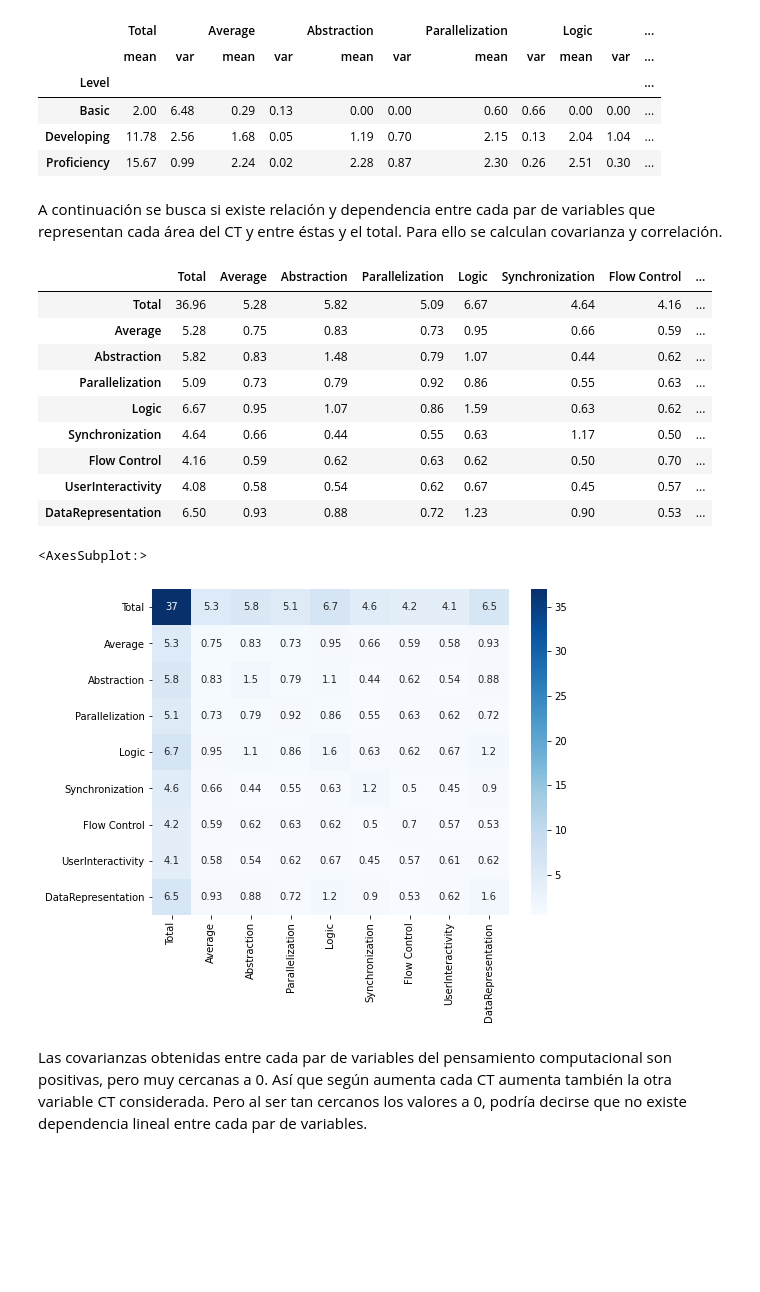
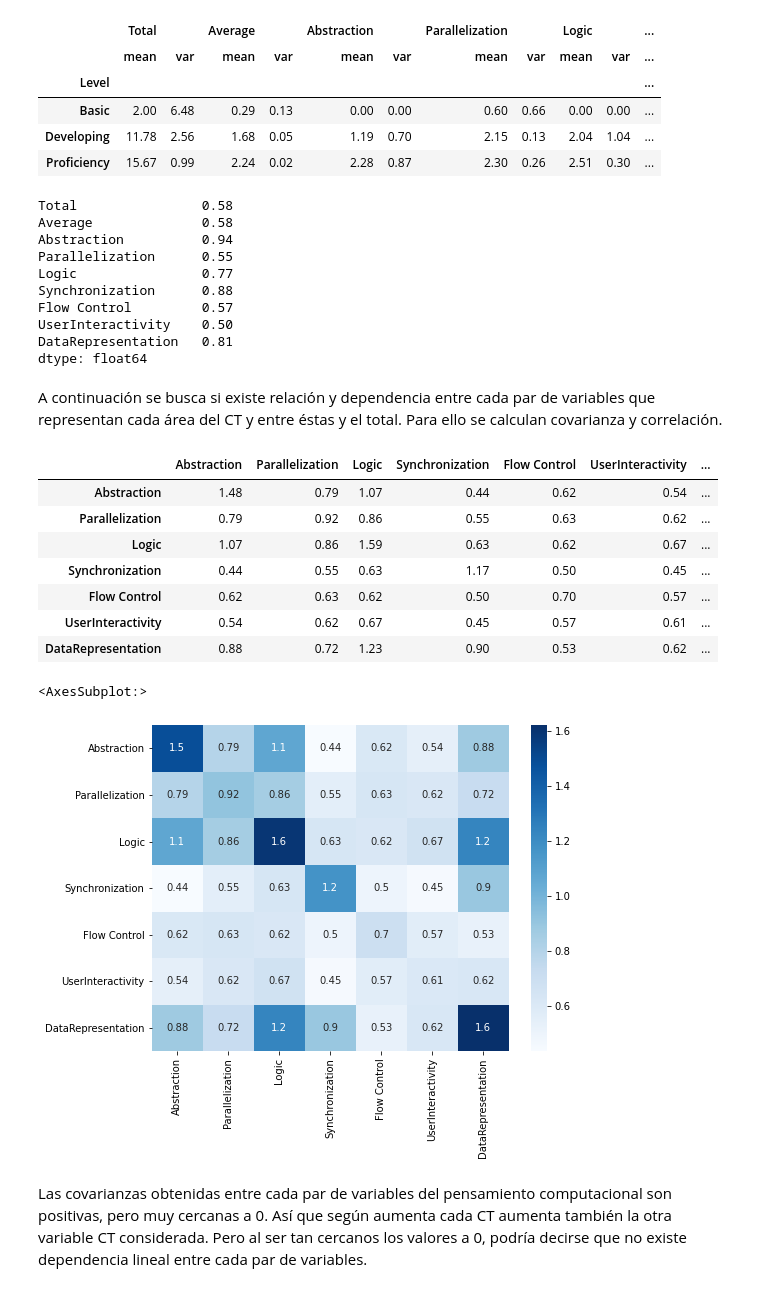
Before and after one commit to rcruiz/pruebaCT, a Jupyter notebook: Analisis.ipynb, the cells around one changed output. Cells and saved outputs as stored; diff of their text form; code cells hidden in the pictures; blank space fills up the shorter version.

```diff
--- a/Analisis.ipynb
+++ b/Analisis.ipynb
@@ -536,28 +547,42 @@ agg
 | Basic | 2.00 | 6.48 | 0.29 | 0.13 | 0.00 | 0.00 | 0.60 | 0.66 | 0.00 | 0.00 | ... |
 | Developing | 11.78 | 2.56 | 1.68 | 0.05 | 1.19 | 0.70 | 2.15 | 0.13 | 2.04 | 1.04 | ... |
 | Proficiency | 15.67 | 0.99 | 2.24 | 0.02 | 2.28 | 0.87 | 2.30 | 0.26 | 2.51 | 0.30 | ... |
+# %%
+# Para comparar dos distribuciones diferentes de la misma muestra.
+# Cuando el coeficiente de variación supera el 30% (0,3) se dice que la media es poco representativa.
+cv = df_analyzer.std()/df_analyzer.mean()
+cv
+# %% [output]
+Total                0.58
+Average              0.58
+Abstraction          0.94
+Parallelization      0.55
+Logic                0.77
+Synchronization      0.88
+Flow Control         0.57
+UserInteractivity    0.50
+DataRepresentation   0.81
+dtype: float64
 # %% [markdown]
 A continuación se busca si existe relación y dependencia entre cada par de variables que representan cada área del CT y entre éstas y el total. Para ello se calculan covarianza y correlación.
 # %%
-df_analyzer.cov()
+df_ct.cov()
 # %% [output]
-|  | Total | Average | Abstraction | Parallelization | Logic | Synchronization | Flow Control | ... |
-| Total | 36.96 | 5.28 | 5.82 | 5.09 | 6.67 | 4.64 | 4.16 | ... |
-| Average | 5.28 | 0.75 | 0.83 | 0.73 | 0.95 | 0.66 | 0.59 | ... |
-| Abstraction | 5.82 | 0.83 | 1.48 | 0.79 | 1.07 | 0.44 | 0.62 | ... |
-| Parallelization | 5.09 | 0.73 | 0.79 | 0.92 | 0.86 | 0.55 | 0.63 | ... |
-| Logic | 6.67 | 0.95 | 1.07 | 0.86 | 1.59 | 0.63 | 0.62 | ... |
-| Synchronization | 4.64 | 0.66 | 0.44 | 0.55 | 0.63 | 1.17 | 0.50 | ... |
-| Flow Control | 4.16 | 0.59 | 0.62 | 0.63 | 0.62 | 0.50 | 0.70 | ... |
-| UserInteractivity | 4.08 | 0.58 | 0.54 | 0.62 | 0.67 | 0.45 | 0.57 | ... |
-| DataRepresentation | 6.50 | 0.93 | 0.88 | 0.72 | 1.23 | 0.90 | 0.53 | ... |
+|  | Abstraction | Parallelization | Logic | Synchronization | Flow Control | UserInteractivity | ... |
+| Abstraction | 1.48 | 0.79 | 1.07 | 0.44 | 0.62 | 0.54 | ... |
+| Parallelization | 0.79 | 0.92 | 0.86 | 0.55 | 0.63 | 0.62 | ... |
+| Logic | 1.07 | 0.86 | 1.59 | 0.63 | 0.62 | 0.67 | ... |
+| Synchronization | 0.44 | 0.55 | 0.63 | 1.17 | 0.50 | 0.45 | ... |
+| Flow Control | 0.62 | 0.63 | 0.62 | 0.50 | 0.70 | 0.57 | ... |
+| UserInteractivity | 0.54 | 0.62 | 0.67 | 0.45 | 0.57 | 0.61 | ... |
+| DataRepresentation | 0.88 | 0.72 | 1.23 | 0.90 | 0.53 | 0.62 | ... |
 # %%
 plt.figure(figsize=(8,6))
-cov_matrix= df_analyzer.cov()
+cov_matrix= df_ct.cov()
 sns.heatmap(cov_matrix, annot= True, cmap='Blues')
 # %% [output]
 <AxesSubplot:>
-[figure, old version]
+[figure, new version]
 # %% [markdown]
 Las covarianzas obtenidas entre cada par de variables del pensamiento computacional son positivas, pero muy cercanas a 0. Así que según aumenta cada CT aumenta también la otra variable CT considerada. Pero al ser tan cercanos los valores a 0, podría decirse que no existe dependencia lineal entre cada par de variables.
 # %%
```
Also changed, not shown: parts of 40 cells of this notebook.
